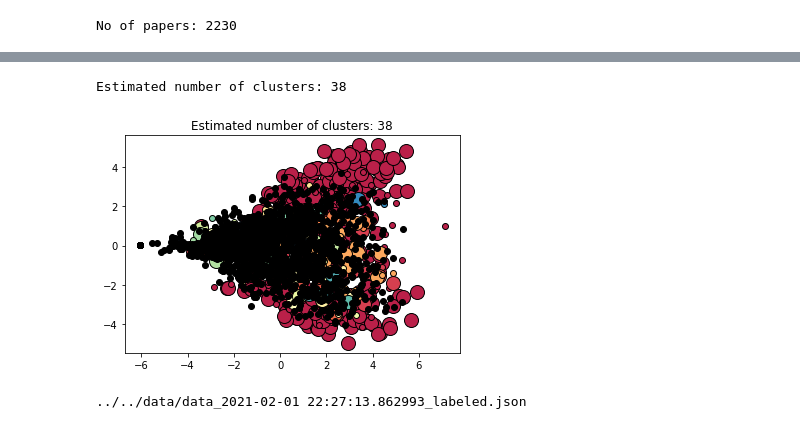
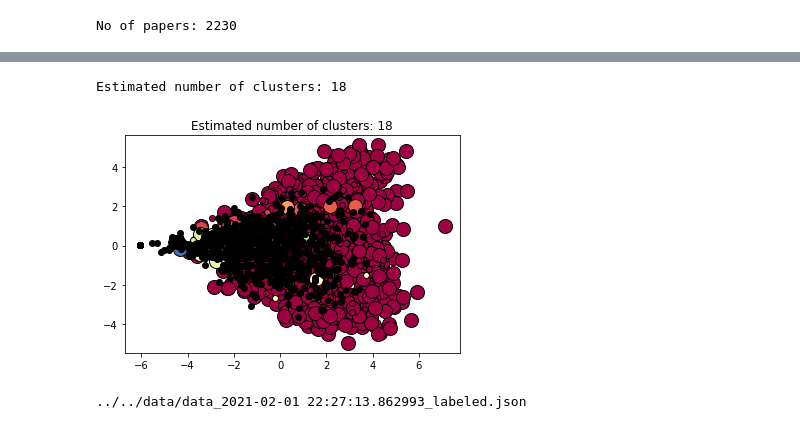
Before and after one commit to DonatJR/ita_ws20, a Jupyter notebook: src/utils/notebooks/Keywords_BOW.ipynb, the cells around one changed output, grey strips where cells are left out. Cells and saved outputs as stored; diff of their text form; code cells hidden in the pictures.

```diff
--- a/src/utils/notebooks/Keywords_BOW.ipynb
+++ b/src/utils/notebooks/Keywords_BOW.ipynb
@@ -140,7 +142,7 @@ import matplotlib.pyplot as plt
 dist = cosine_distances(index)
 # %%
 db = DBSCAN(
-        eps=0.3,
+        eps=0.4,
         min_samples=3,
         metric='precomputed',
         algorithm='brute').fit(dist)
@@ -150,35 +152,35 @@ n_clusters_ = len(set(labels)) - (1 if -1 in labels else 0)
 print('Estimated number of clusters: %d' % n_clusters_)
 core_samples_mask = np.zeros_like(db.labels_, dtype=bool)
 core_samples_mask[db.core_sample_indices_] = True
 
 #  Perform dimensional reduction of the distance matrix with PCA
 X = PCA(n_components=2).fit_transform(dist)
 
 # Black removed and is used for noise instead.
 unique_labels = set(labels)
 colors = [plt.cm.Spectral(each)
           for each in np.linspace(0, 1, len(unique_labels))]
 
 for k, col in zip(unique_labels, colors):
     if k == -1:
         # Black used for noise.
         col = [0, 0, 0, 1]
 
     class_member_mask = (labels == k)
 
     xy = X[class_member_mask & core_samples_mask]
     plt.plot(xy[:, 0], xy[:, 1], 'o', markerfacecolor=tuple(col),
              markeredgecolor='k', markersize=14)
 
     xy = X[class_member_mask & ~core_samples_mask]
     plt.plot(xy[:, 0], xy[:, 1], 'o', markerfacecolor=tuple(col),
              markeredgecolor='k', markersize=6)
 
 plt.title('Estimated number of clusters: %d' % n_clusters_)
 plt.show()
 # %% [output]
-Estimated number of clusters: 38
+Estimated number of clusters: 18
-[figure, old version]
+[figure, new version]
 # %%
 
 #clustered_papers = pd.DataFrame({'words': processed_corpus, 'cluster': db.labels_}, columns=['words', 'cluster'])
```
Also changed, not shown: parts of 12 cells of this notebook.
